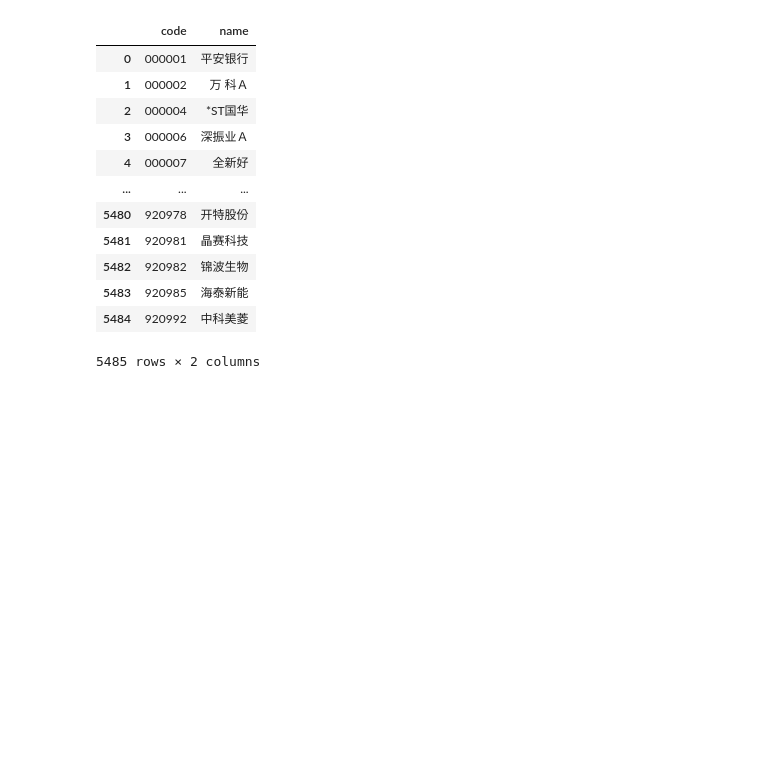
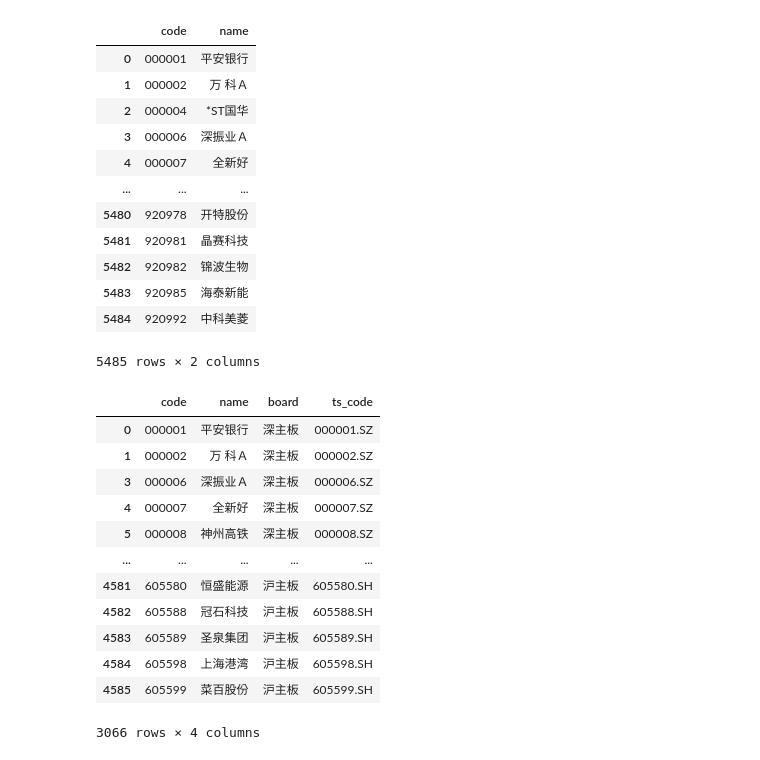
Before and after one commit to yuexiliu/stock_analysis, a Jupyter notebook: main.ipynb, the cells around one changed output. Drawn from its saved outputs; the diff is of its cells as text; code cells hidden in the pictures; blank space fills up the shorter version.

```diff
--- a/main.ipynb
+++ b/main.ipynb
@@ -43,0 +49,16 @@ no_ST.to_csv("data/no_ST_main_board.csv", index=False, encoding="utf-8-sig")
+# %%
+ts_name
+# %% [output]
+|  | code | name | board | ts_code |
+| 0 | 000001 | 平安银行 | 深主板 | 000001.SZ |
+| 1 | 000002 | 万 科Ａ | 深主板 | 000002.SZ |
+| 3 | 000006 | 深振业Ａ | 深主板 | 000006.SZ |
+| 4 | 000007 | 全新好 | 深主板 | 000007.SZ |
+| 5 | 000008 | 神州高铁 | 深主板 | 000008.SZ |
+| ... | ... | ... | ... | ... |
+| 4581 | 605580 | 恒盛能源 | 沪主板 | 605580.SH |
+| 4582 | 605588 | 冠石科技 | 沪主板 | 605588.SH |
+| 4583 | 605589 | 圣泉集团 | 沪主板 | 605589.SH |
+| 4584 | 605598 | 上海港湾 | 沪主板 | 605598.SH |
+| 4585 | 605599 | 菜百股份 | 沪主板 | 605599.SH |
+3066 rows × 4 columns
```
Also changed, not shown: parts of 12 cells of this notebook, 3 other files.
